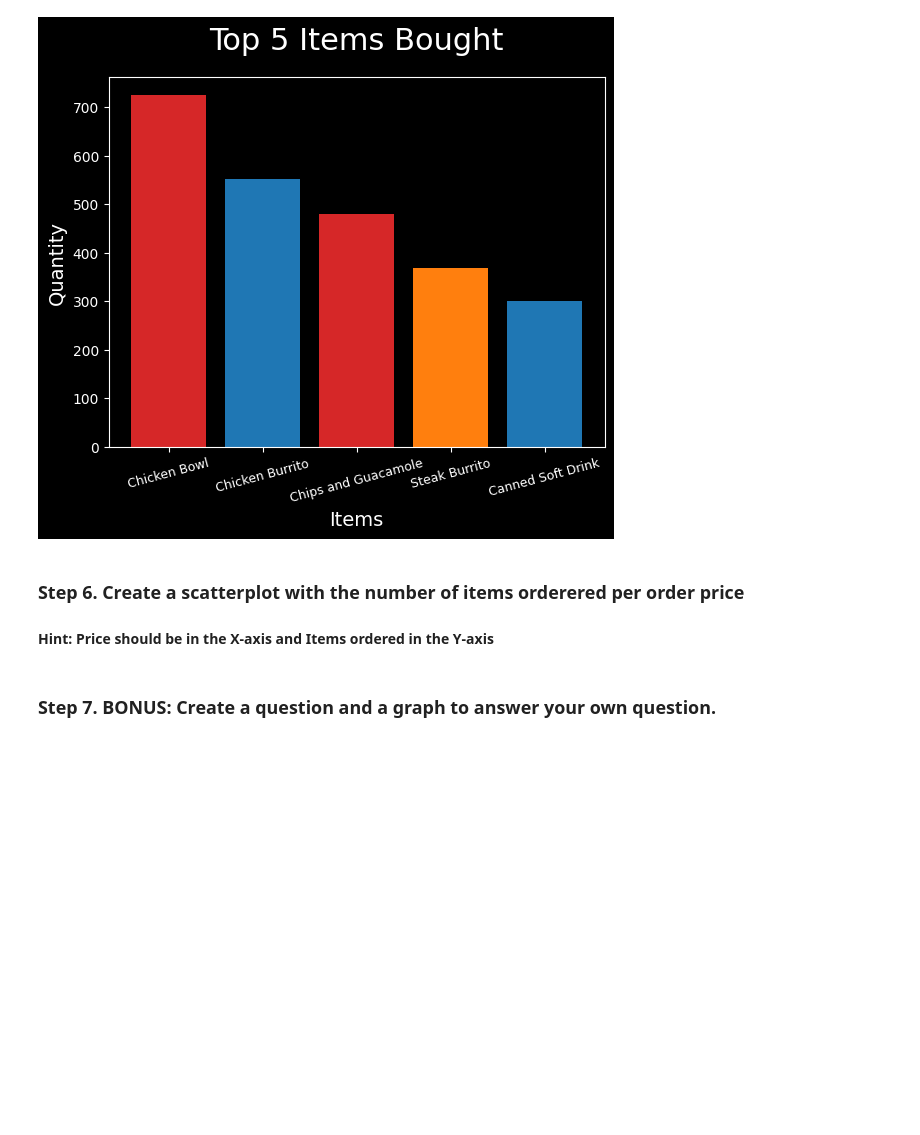
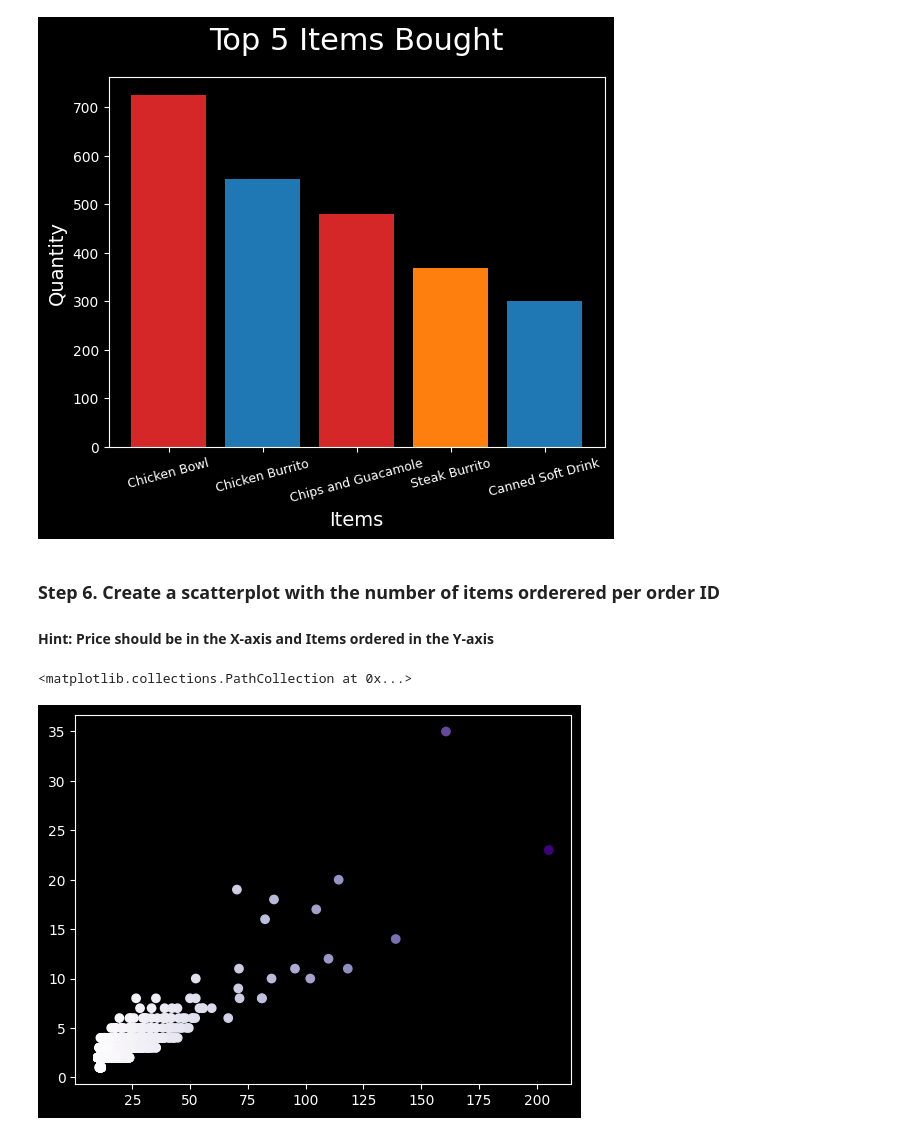
Before and after one commit to LiamFer/Data_Science-Exercises, a Jupyter notebook: Pandas/content/07_Visualization/Chipotle/Exercises.ipynb, the cells around one changed output. Saved outputs shown, nothing was run; the diff lists cells and outputs as text; code cells hidden in the pictures; blank space fills up the shorter version.

Commit message:
Chipotle scatter

```diff
--- a/Pandas/content/07_Visualization/Chipotle/Exercises.ipynb
+++ b/Pandas/content/07_Visualization/Chipotle/Exercises.ipynb
@@ -62,7 +62,15 @@ plt.bar(top_five.index,top_five['count'],linewidth=5,color=bar_colors)
 <BarContainer object of 5 artists>
 [figure]
 # %% [markdown]
-### Step 6. Create a scatterplot with the number of items orderered per order price
+### Step 6. Create a scatterplot with the number of items orderered per order ID
 #### Hint: Price should be in the X-axis and Items ordered in the Y-axis
-# %% [markdown]
-### Step 7. BONUS: Create a question and a graph to answer your own question.
+# %%
+chipo['order_price'] = chipo.item_price.str[1:].astype(float) * chipo.quantity
+chipo['item_price'] = chipo.item_price.str[1:].astype(float)
+# %%
+grouped_data = chipo.groupby('order_id').sum()
+grouped_data
+plt.scatter(x=grouped_data.item_price,y=grouped_data.quantity,c=grouped_data.item_price,cmap=plt.cm.Purples)
+# %% [output]
+<matplotlib.collections.PathCollection at 0x...>
+[figure, added]
```
